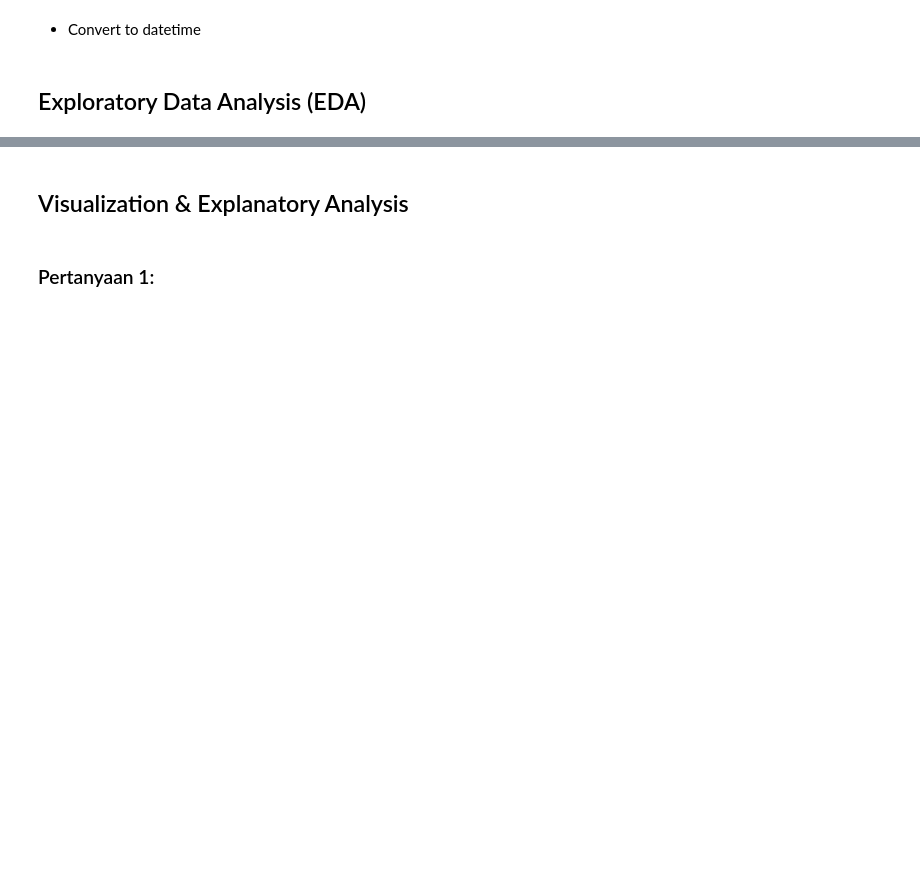
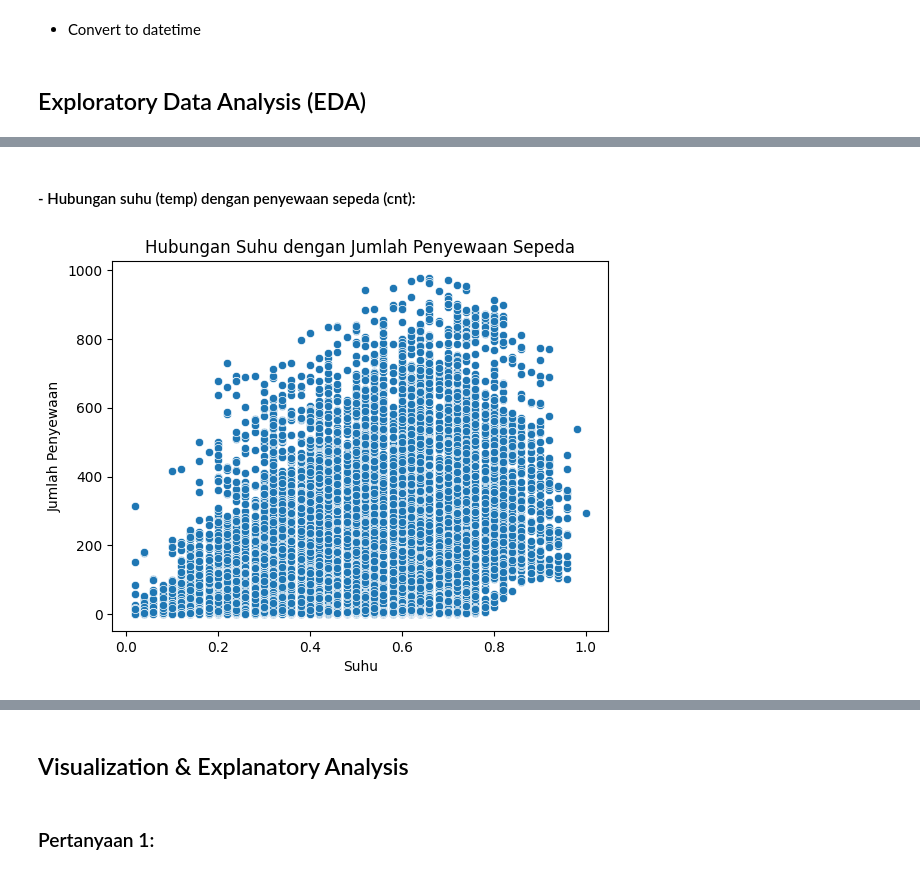
Before and after one commit to rayasya/bike-sharing-analyst, a Jupyter notebook: notebook.ipynb, the cells around one changed output, grey strips where cells are left out. Cells and saved outputs as stored; diff of their text form; code cells hidden in the pictures; blank space fills up the shorter version.

```diff
--- a/notebook.ipynb
+++ b/notebook.ipynb
@@ -56,0 +106,10 @@ data_2.windspeed.max()
+# %% [markdown]
+#### - Hubungan suhu (temp) dengan penyewaan sepeda (cnt):
+# %%
+sns.scatterplot(x='temp', y='cnt', data=data_2)
+plt.title('Hubungan Suhu dengan Jumlah Penyewaan Sepeda')
+plt.xlabel('Suhu')
+plt.ylabel('Jumlah Penyewaan')
+plt.show()
+# %% [output]
+[figure, added]
```
Also changed, not shown: parts of 18 cells of this notebook.
